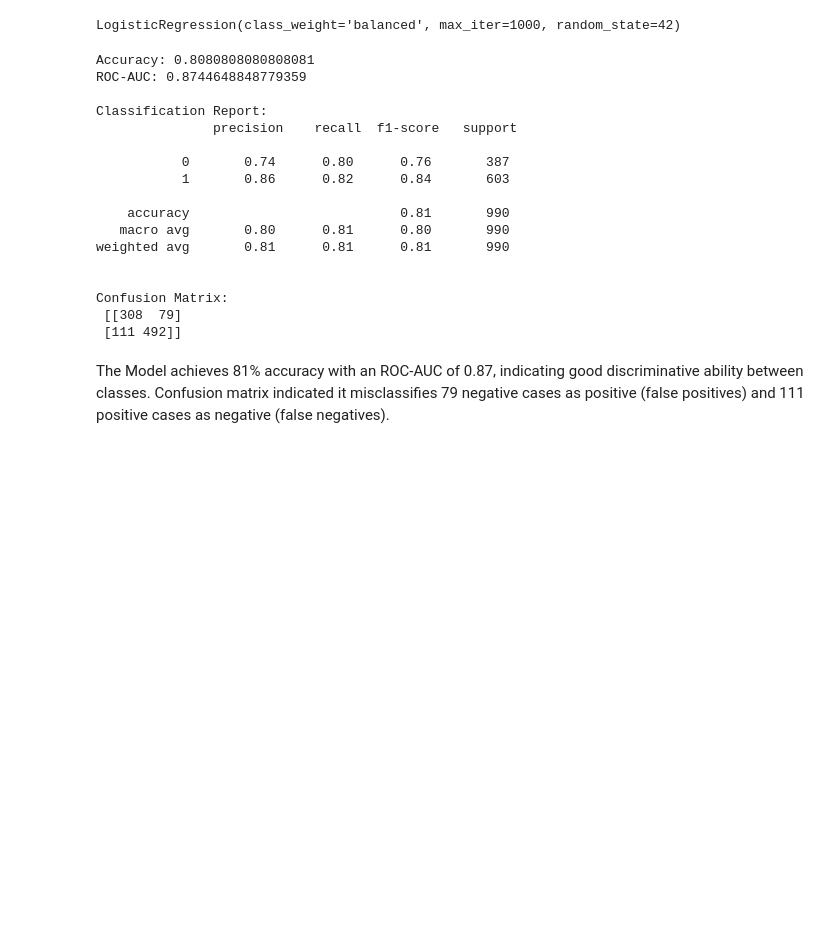
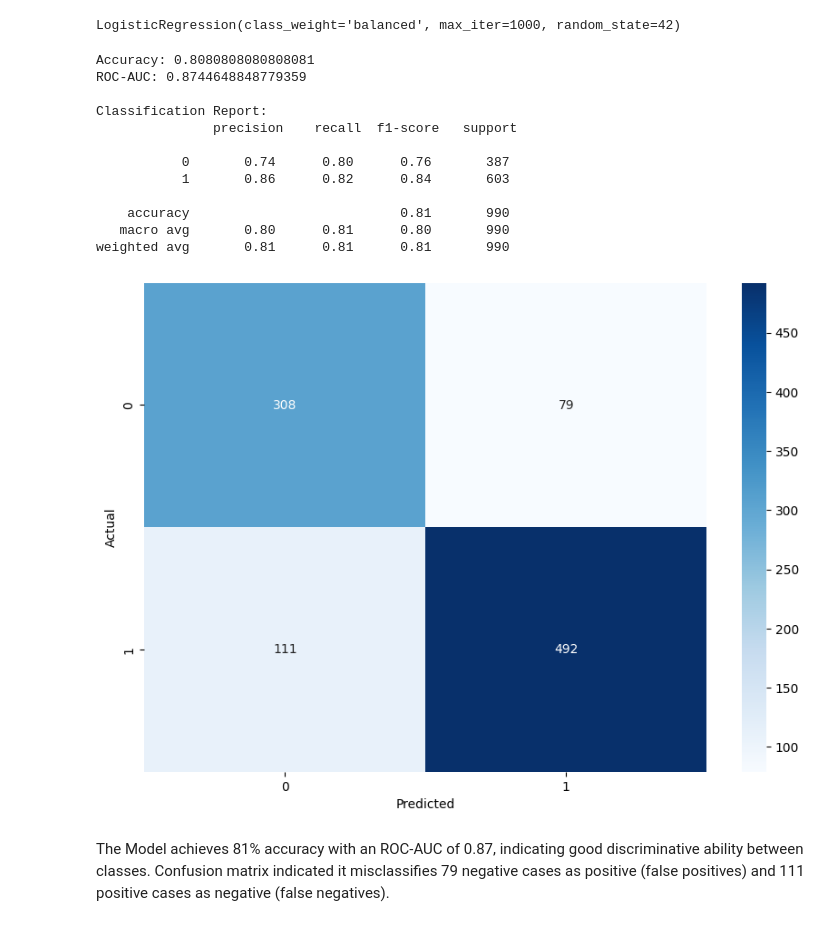
Before and after one commit to samithcsachi/Customer-Segmentation-Retention-Strategy, a Jupyter notebook: research/02_customer_churn_prediction_model.ipynb, the cells around one changed output. Cells and saved outputs as stored; diff of their text form; code cells hidden in the pictures; blank space fills up the shorter version.

```diff
--- a/research/02_customer_churn_prediction_model.ipynb
+++ b/research/02_customer_churn_prediction_model.ipynb
@@ -326,17 +328,12 @@ log_model.fit(X_train_scaled, y_train)
 # %% [output]
 LogisticRegression(class_weight='balanced', max_iter=1000, random_state=42)
 # %%
-y_pred = log_model.predict(X_test_scaled)
+y_pred_log = log_model.predict(X_test_scaled)
 y_pred_proba = log_model.predict_proba(X_test_scaled)[:, 1]
 # %%
-from sklearn.metrics import classification_report, confusion_matrix
-
-
-
 print("Accuracy:", log_model.score(X_test_scaled, y_test))
 print("ROC-AUC:", roc_auc_score(y_test, y_pred_proba))
-print("\nClassification Report:\n", classification_report(y_test, y_pred))
-print("\nConfusion Matrix:\n", confusion_matrix(y_test, y_pred))
+print("\nClassification Report:\n", classification_report(y_test, y_pred_log))
 # %% [output]
 Accuracy: 0.8080808080808081
 ROC-AUC: 0.8744648848779359
@@ -350,11 +347,16 @@ Classification Report:
     accuracy                           0.81       990
    macro avg       0.80      0.81      0.80       990
 weighted avg       0.81      0.81      0.81       990
-
-
-Confusion Matrix:
- [[308  79]
- [111 492]]
+# %%
+cm = confusion_matrix(y_test, y_pred_log)
+
+plt.figure(figsize=(10, 7))
+sn.heatmap(cm, annot=True, fmt='d', cmap='Blues')
+plt.xlabel("Predicted")
+plt.ylabel("Actual")
+plt.show()
+# %% [output]
+[figure, added]
 # %% [markdown]
 The Model achieves 81% accuracy with an ROC-AUC of 0.87, indicating good discriminative ability between classes. Confusion matrix indicated it misclassifies 79 negative cases as positive (false positives) and 111 positive cases as negative (false negatives).
 # %% [markdown]
```
Also changed, not shown: parts of 14 cells of this notebook, 16 other files.
